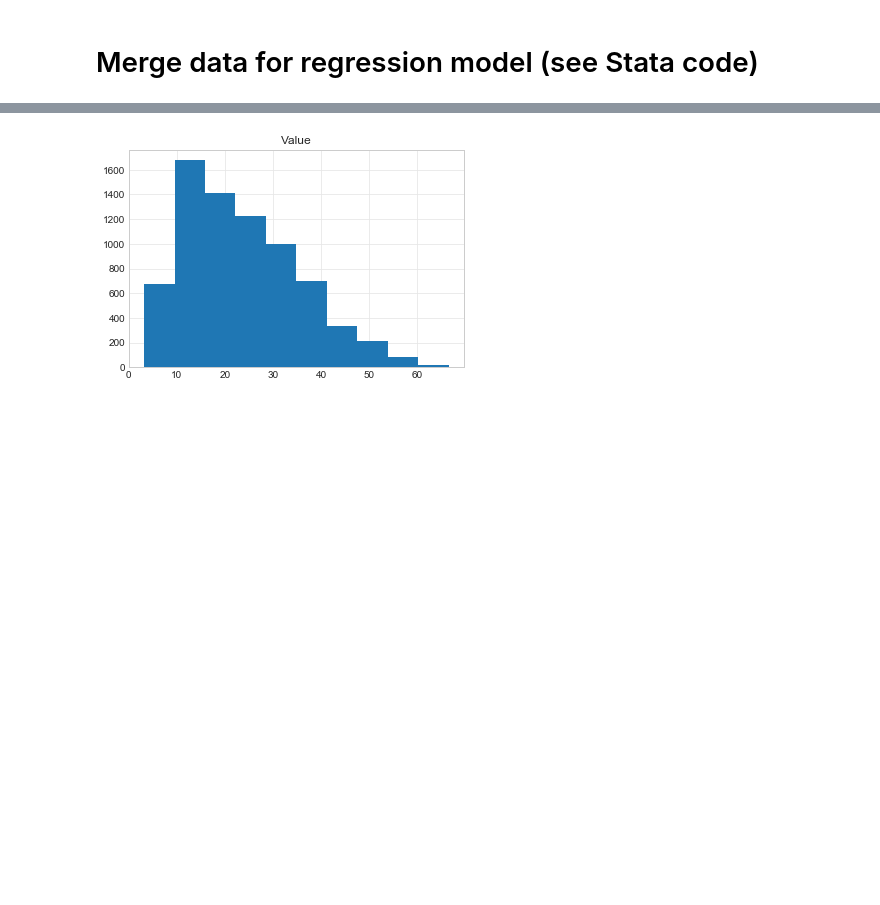
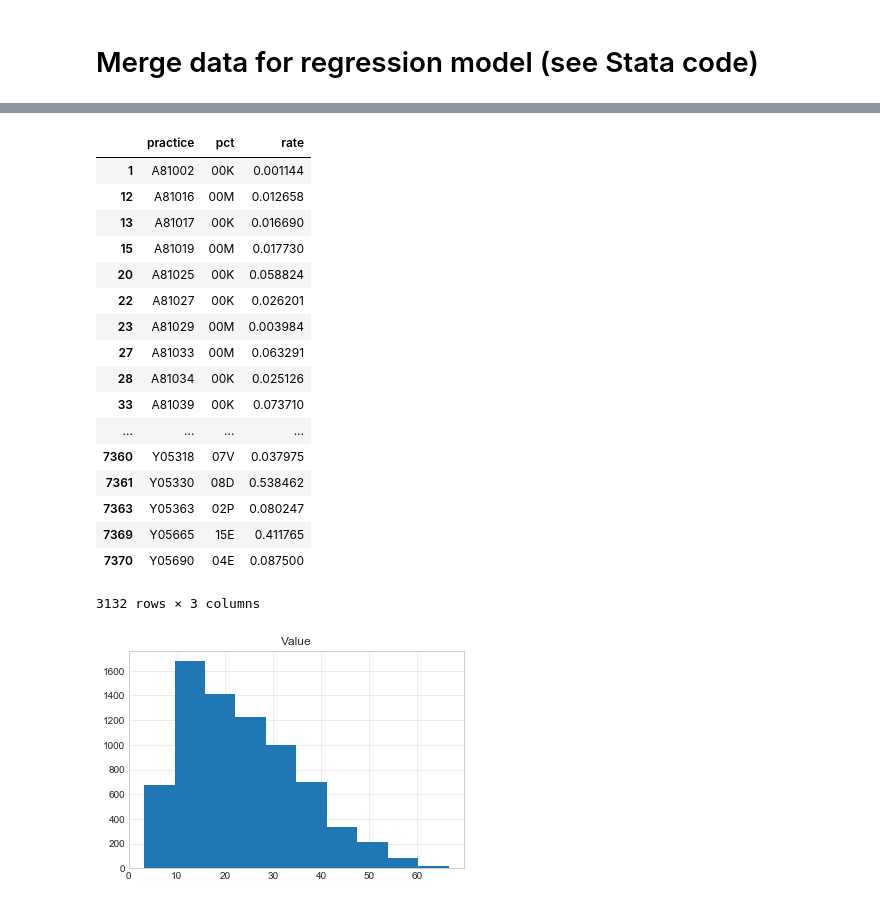
Before and after one commit to ebmdatalab/Methotrexate, a Jupyter notebook: MTX using Antibiotics_practice_level_v8.ipynb, the cells around one changed output, grey strips where cells are left out. Cells and saved outputs as stored; diff of their text form; code cells hidden in the pictures; blank space fills up the shorter version.

```diff
--- a/MTX using Antibiotics_practice_level_v8.ipynb
+++ b/MTX using Antibiotics_practice_level_v8.ipynb
@@ -660,4 +656,25 @@ monthly_rate    3132
 dtype: int64
+# %%
+last_year.loc[last_year['rate']>0]
+# %% [output]
+|  | practice | pct | rate |
+| 1 | A81002 | 00K | 0.001144 |
+| 12 | A81016 | 00M | 0.012658 |
+| 13 | A81017 | 00K | 0.016690 |
+| 15 | A81019 | 00M | 0.017730 |
+| 20 | A81025 | 00K | 0.058824 |
+| 22 | A81027 | 00K | 0.026201 |
+| 23 | A81029 | 00M | 0.003984 |
+| 27 | A81033 | 00M | 0.063291 |
+| 28 | A81034 | 00K | 0.025126 |
+| 33 | A81039 | 00K | 0.073710 |
+| ... | ... | ... | ... |
+| 7360 | Y05318 | 07V | 0.037975 |
+| 7361 | Y05330 | 08D | 0.538462 |
+| 7363 | Y05363 | 02P | 0.080247 |
+| 7369 | Y05665 | 15E | 0.411765 |
+| 7370 | Y05690 | 04E | 0.087500 |
+3132 rows × 3 columns
 # %%
 phe = pd.read_csv('indicators-GP.data.csv')
 
```
Also changed, not shown: parts of 15 cells of this notebook, 2 other files.
